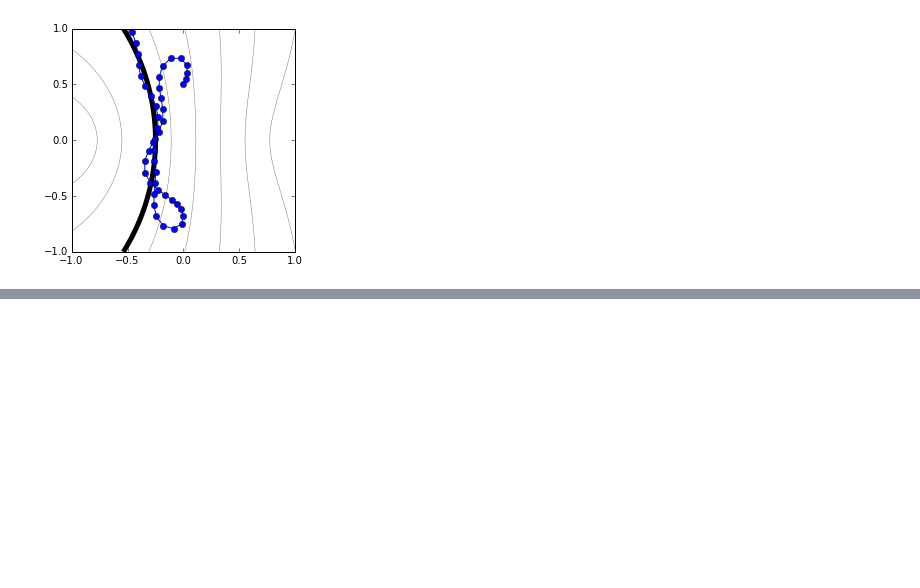
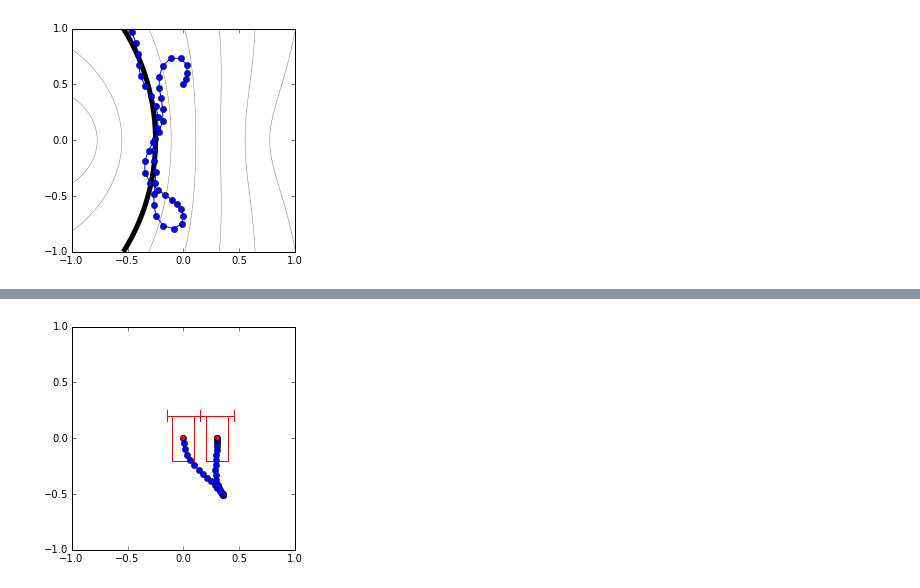
Before and after one commit to a-rahimi/sqp-control, a Jupyter notebook: Following an Uncertain Path.ipynb, the cells around one changed output, grey strips where cells are left out. Saved outputs shown, nothing was run; the diff lists cells and outputs as text; code cells hidden in the pictures; blank space fills up the shorter version.

```diff
--- a/Following an Uncertain Path.ipynb
+++ b/Following an Uncertain Path.ipynb
@@ -242,3 +229,13 @@ P.close('all')
+# %%
+reload(continuous)
+s0 = (0., 0., pi/2, -.04, 0)
+sT = (.3, 0. , pi/2, 0., 0.)
+S,U = continuous.reachable(35, s0, sT, None, sim.apply_control, max_dtheta, max_theta, max_ddx,
+                           show_results=lambda *a: show_results_per_iter(None, s0, sT, *a))
+show_results_per_iter(None, s0, sT, S, None, 0, animated=1e-6)
+P.close('all')
+# %% [output]
+[figure, added]
 # %% [markdown]
 It's interesting to observe that some pairs of seemingly nearby states $s_0$, $s_T$ are not reachable within $T=20$.
 
```
Also changed, not shown: parts of 10 cells of this notebook.
